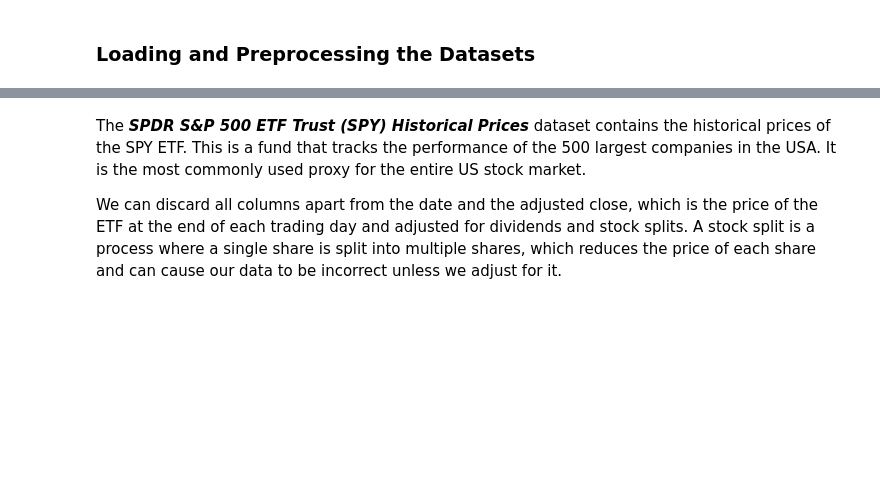
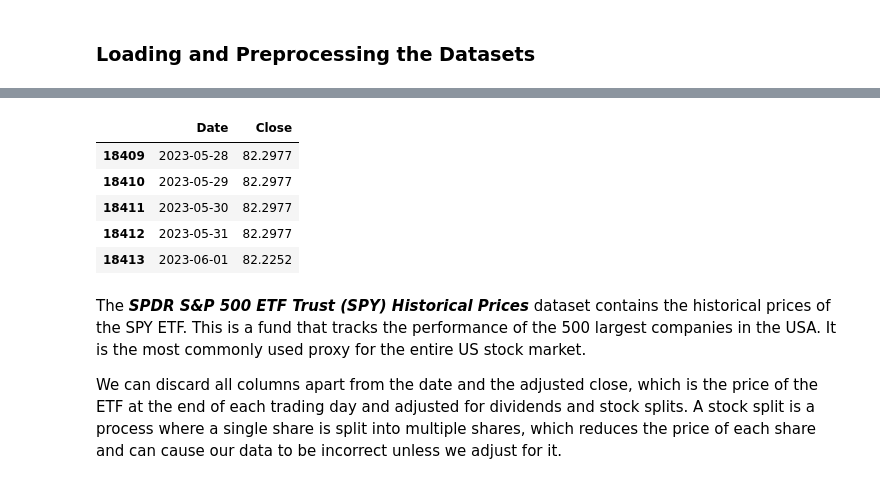
Before and after one commit to ConfuseIous/PDS-CA2, a Jupyter notebook: Main.ipynb, the cells around one changed output, grey strips where cells are left out. Cells and saved outputs as stored; diff of their text form; code cells hidden in the pictures; blank space fills up the shorter version.

```diff
--- a/Main.ipynb
+++ b/Main.ipynb
@@ -70,3 +83,22 @@ usd_inr = pd.read_csv('data/EXINUS.csv', parse_dates=True)
+# %%
+usd_inr = pd.read_csv('data/EXINUS.csv', parse_dates=True)
+usd_inr.columns = ['Date', 'Close']
+usd_inr['Close'] = usd_inr['Close'].astype(float)
+
+# Create a row for each day
+usd_inr['Date'] = pd.to_datetime(usd_inr['Date'])
+usd_inr = usd_inr.resample('D', on='Date').mean()
+usd_inr = usd_inr.fillna(method='ffill')
+usd_inr = usd_inr.reset_index()
+
+usd_inr.tail()
+# %% [output]
+|  | Date | Close |
+| 18409 | 2023-05-28 | 82.2977 |
+| 18410 | 2023-05-29 | 82.2977 |
+| 18411 | 2023-05-30 | 82.2977 |
+| 18412 | 2023-05-31 | 82.2977 |
+| 18413 | 2023-06-01 | 82.2252 |
 # %% [markdown]
 The ***SPDR S&P 500 ETF Trust (SPY) Historical Prices*** dataset contains the historical prices of the SPY ETF. This is a fund that tracks the performance of the 500 largest companies in the USA. It is the most commonly used proxy for the entire US stock market.
 
```
Also changed, not shown: parts of 9 cells of this notebook.
